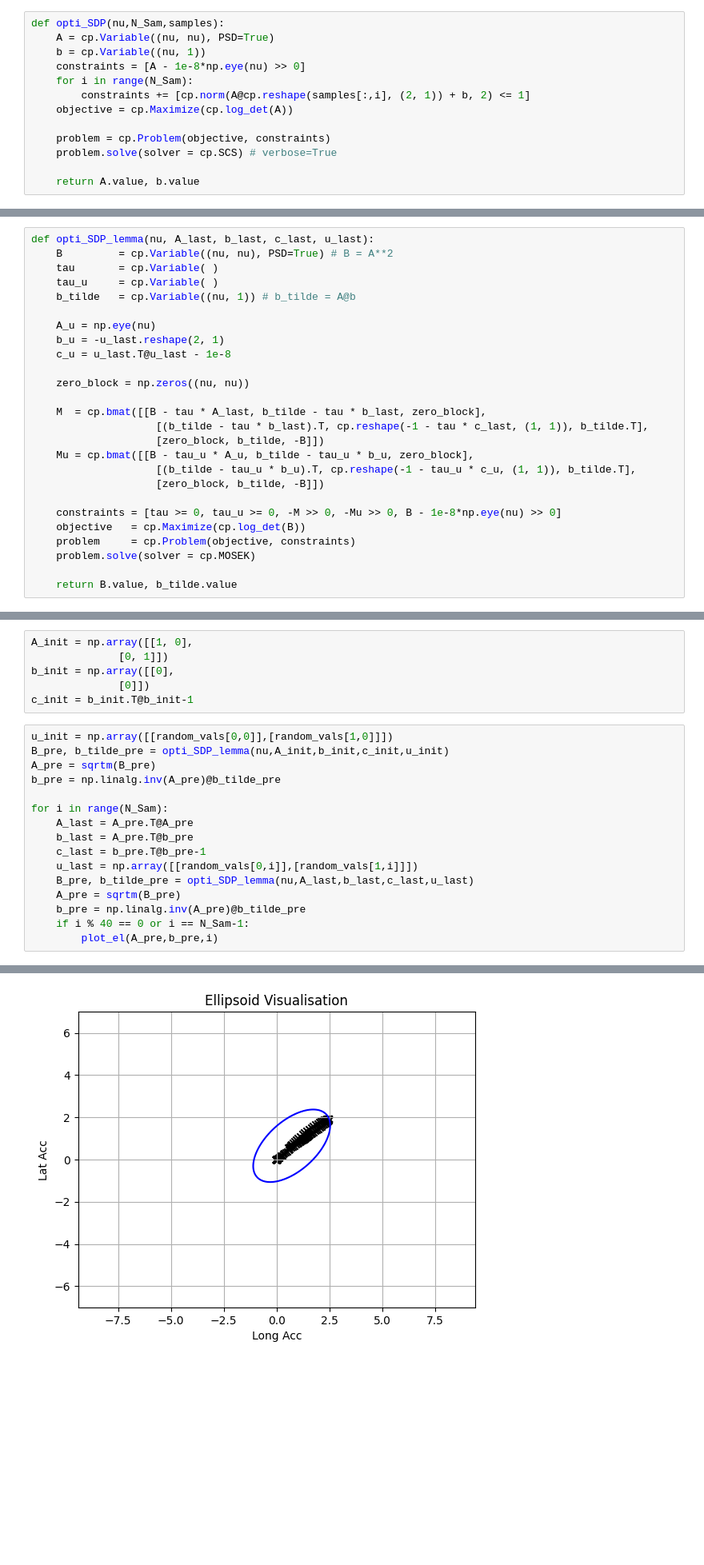
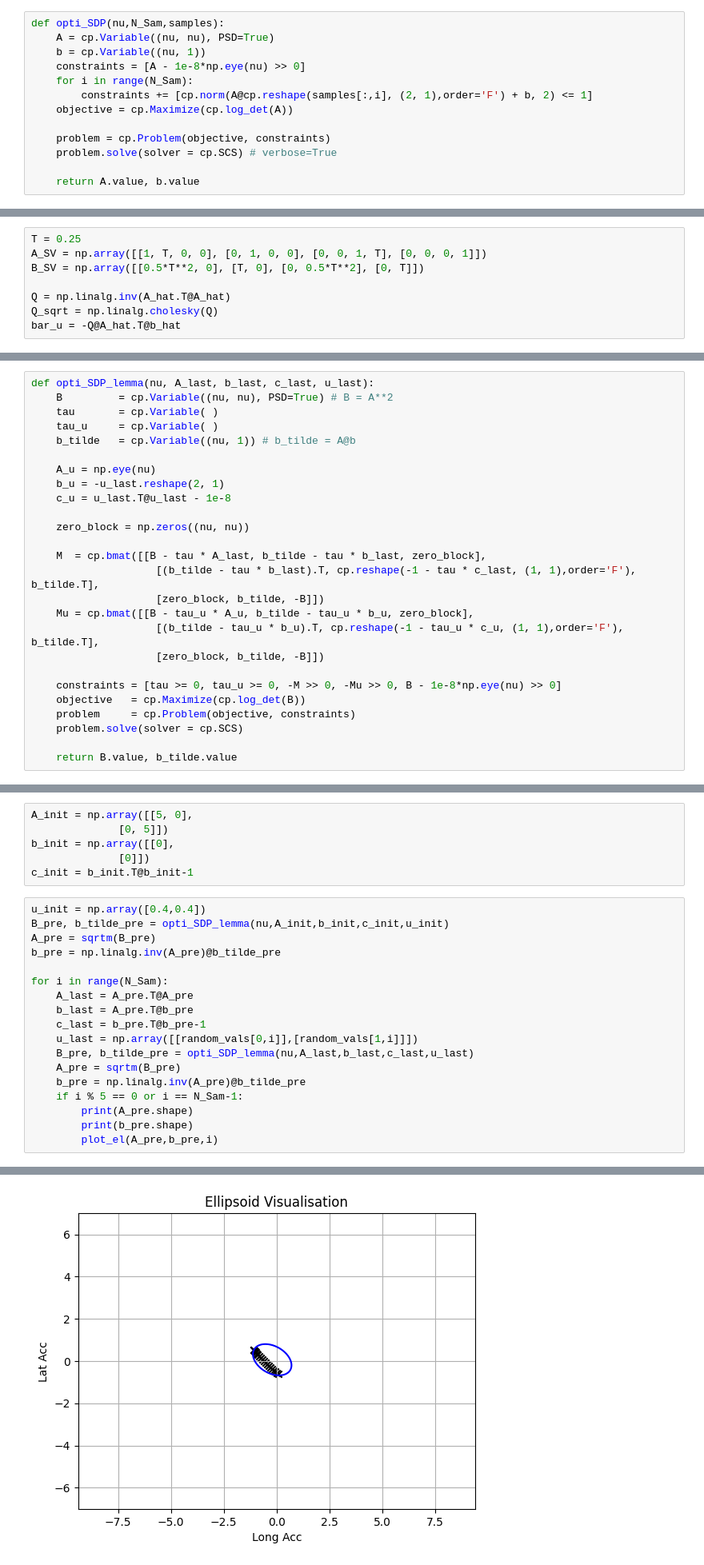
Before and after one commit to QDZHOU/FYP_Intent_Learning, a Jupyter notebook: H_estimation/H_estimation_ellipsoid.ipynb, the cells around one changed output, grey strips where cells are left out. Shown at 80% size. Drawn from its saved outputs; the diff is of its cells as text; blank space fills up the shorter version.

```diff
--- a/H_estimation/H_estimation_ellipsoid.ipynb
+++ b/H_estimation/H_estimation_ellipsoid.ipynb
@@ -52,7 +56,7 @@ def opti_SDP(nu,N_Sam,samples):
     b = cp.Variable((nu, 1))
     constraints = [A - 1e-8*np.eye(nu) >> 0]
     for i in range(N_Sam):
-        constraints += [cp.norm(A@cp.reshape(samples[:,i], (2, 1)) + b, 2) <= 1]
+        constraints += [cp.norm(A@cp.reshape(samples[:,i], (2, 1),order='F') + b, 2) <= 1]
     objective = cp.Maximize(cp.log_det(A))
 
     problem = cp.Problem(objective, constraints)
@@ -116,0 +178,8 @@ plt.show()
+# %%
+T = 0.25
+A_SV = np.array([[1, T, 0, 0], [0, 1, 0, 0], [0, 0, 1, T], [0, 0, 0, 1]])
+B_SV = np.array([[0.5*T**2, 0], [T, 0], [0, 0.5*T**2], [0, T]])
+
+Q = np.linalg.inv(A_hat.T@A_hat)
+Q_sqrt = np.linalg.cholesky(Q)
+bar_u = -Q@A_hat.T@b_hat
@@ -181,16 +315,16 @@ def opti_SDP_lemma(nu, A_last, b_last, c_last, u_last):
     zero_block = np.zeros((nu, nu))
 
     M  = cp.bmat([[B - tau * A_last, b_tilde - tau * b_last, zero_block],
-                    [(b_tilde - tau * b_last).T, cp.reshape(-1 - tau * c_last, (1, 1)), b_tilde.T],
+                    [(b_tilde - tau * b_last).T, cp.reshape(-1 - tau * c_last, (1, 1),order='F'), b_tilde.T],
                     [zero_block, b_tilde, -B]])
     Mu = cp.bmat([[B - tau_u * A_u, b_tilde - tau_u * b_u, zero_block],
-                    [(b_tilde - tau_u * b_u).T, cp.reshape(-1 - tau_u * c_u, (1, 1)), b_tilde.T],
+                    [(b_tilde - tau_u * b_u).T, cp.reshape(-1 - tau_u * c_u, (1, 1),order='F'), b_tilde.T],
                     [zero_block, b_tilde, -B]])
 
     constraints = [tau >= 0, tau_u >= 0, -M >> 0, -Mu >> 0, B - 1e-8*np.eye(nu) >> 0]
     objective   = cp.Maximize(cp.log_det(B))
     problem     = cp.Problem(objective, constraints)
-    problem.solve(solver = cp.MOSEK)
+    problem.solve(solver = cp.SCS)
 
     return B.value, b_tilde.value
 # %%
@@ -221,13 +355,13 @@ def plot_el(A,b,i):
     plt.grid(True)
     plt.show()
 # %%
-A_init = np.array([[1, 0],
-              [0, 1]])
+A_init = np.array([[5, 0],
+              [0, 5]])
 b_init = np.array([[0],
               [0]])
 c_init = b_init.T@b_init-1
 # %%
-u_init = np.array([[random_vals[0,0]],[random_vals[1,0]]])
+u_init = np.array([0.4,0.4])
 B_pre, b_tilde_pre = opti_SDP_lemma(nu,A_init,b_init,c_init,u_init)
 A_pre = sqrtm(B_pre)
 b_pre = np.linalg.inv(A_pre)@b_tilde_pre
@@ -240,6 +374,8 @@ for i in range(N_Sam):
     B_pre, b_tilde_pre = opti_SDP_lemma(nu,A_last,b_last,c_last,u_last)
     A_pre = sqrtm(B_pre)
     b_pre = np.linalg.inv(A_pre)@b_tilde_pre
-    if i % 40 == 0 or i == N_Sam-1:
+    if i % 5 == 0 or i == N_Sam-1:
+        print(A_pre.shape)
+        print(b_pre.shape)
         plot_el(A_pre,b_pre,i)
 # %% [output]
@@ -250 +396 @@ for i in range(N_Sam):
-[figure, old version]
+[figure, new version]
```
Also changed, not shown: parts of 8 cells of this notebook, 4 other files.
